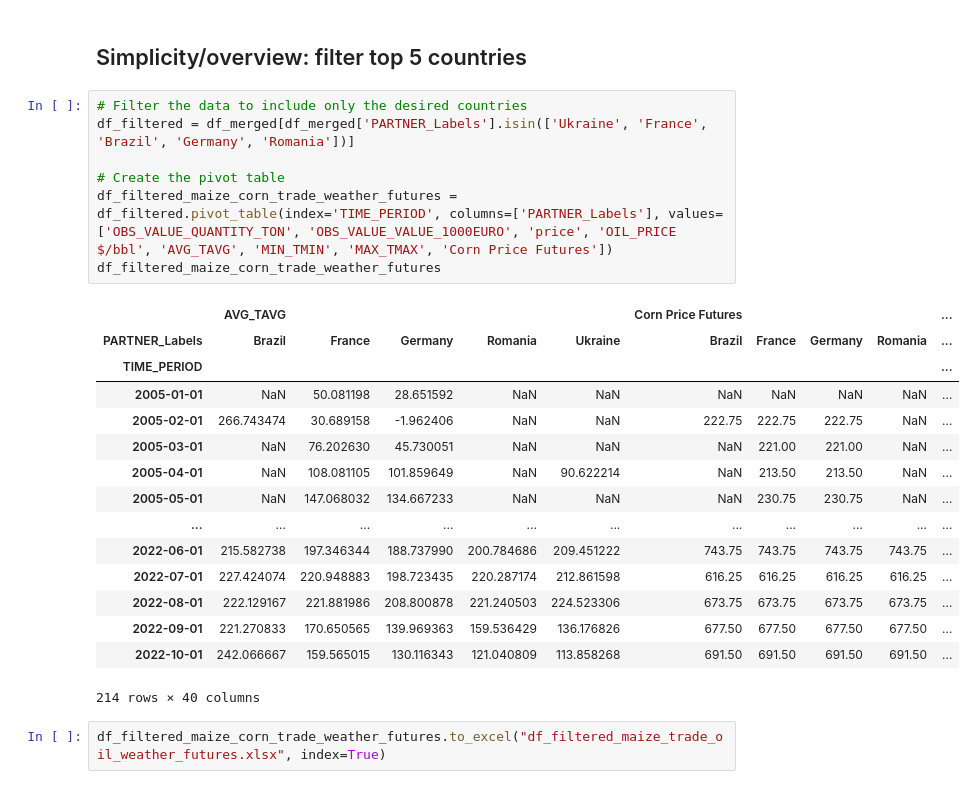
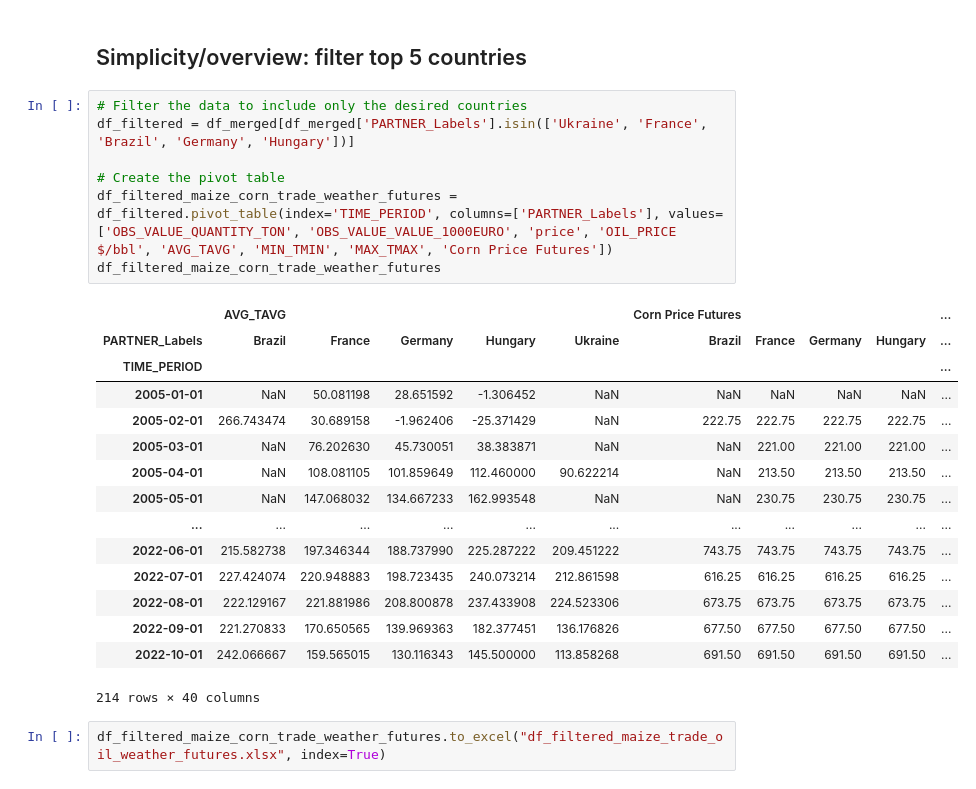
Before and after one commit to Gogonemnem/erasmus-university-rotterdam-assignments, a Jupyter notebook: code/notebooks/Bas/MAIZE - Data cleaning - full dataframe.ipynb, the cells around one changed output. Saved outputs shown, nothing was run; the diff lists cells and outputs as text.

```diff
--- a/code/notebooks/Bas/MAIZE - Data cleaning - full dataframe.ipynb
+++ b/code/notebooks/Bas/MAIZE - Data cleaning - full dataframe.ipynb
@@ -278,26 +338,26 @@ df_maize_corn_trade_weather_futures.to_excel(file_path, index=True)
 ## Simplicity/overview: filter top 5 countries
 # %%
 # Filter the data to include only the desired countries
-df_filtered = df_merged[df_merged['PARTNER_Labels'].isin(['Ukraine', 'France', 'Brazil', 'Germany', 'Romania'])]
+df_filtered = df_merged[df_merged['PARTNER_Labels'].isin(['Ukraine', 'France', 'Brazil', 'Germany', 'Hungary'])]
 
 # Create the pivot table
 df_filtered_maize_corn_trade_weather_futures = df_filtered.pivot_table(index='TIME_PERIOD', columns=['PARTNER_Labels'], values=['OBS_VALUE_QUANTITY_TON', 'OBS_VALUE_VALUE_1000EURO', 'price', 'OIL_PRICE $/bbl', 'AVG_TAVG', 'MIN_TMIN', 'MAX_TMAX', 'Corn Price Futures'])
 df_filtered_maize_corn_trade_weather_futures
 # %% [output]
 |  | AVG_TAVG |  |  |  |  | Corn Price Futures |  |  |  | ... |
-| PARTNER_Labels | Brazil | France | Germany | Romania | Ukraine | Brazil | France | Germany | Romania | ... |
+| PARTNER_Labels | Brazil | France | Germany | Hungary | Ukraine | Brazil | France | Germany | Hungary | ... |
 | TIME_PERIOD |  |  |  |  |  |  |  |  |  | ... |
-| 2005-01-01 | NaN | 50.081198 | 28.651592 | NaN | NaN | NaN | NaN | NaN | NaN | ... |
-| 2005-02-01 | 266.743474 | 30.689158 | -1.962406 | NaN | NaN | 222.75 | 222.75 | 222.75 | NaN | ... |
-| 2005-03-01 | NaN | 76.202630 | 45.730051 | NaN | NaN | NaN | 221.00 | 221.00 | NaN | ... |
-| 2005-04-01 | NaN | 108.081105 | 101.859649 | NaN | 90.622214 | NaN | 213.50 | 213.50 | NaN | ... |
-| 2005-05-01 | NaN | 147.068032 | 134.667233 | NaN | NaN | NaN | 230.75 | 230.75 | NaN | ... |
+| 2005-01-01 | NaN | 50.081198 | 28.651592 | -1.306452 | NaN | NaN | NaN | NaN | NaN | ... |
+| 2005-02-01 | 266.743474 | 30.689158 | -1.962406 | -25.371429 | NaN | 222.75 | 222.75 | 222.75 | 222.75 | ... |
+| 2005-03-01 | NaN | 76.202630 | 45.730051 | 38.383871 | NaN | NaN | 221.00 | 221.00 | 221.00 | ... |
+| 2005-04-01 | NaN | 108.081105 | 101.859649 | 112.460000 | 90.622214 | NaN | 213.50 | 213.50 | 213.50 | ... |
+| 2005-05-01 | NaN | 147.068032 | 134.667233 | 162.993548 | NaN | NaN | 230.75 | 230.75 | 230.75 | ... |
 | ... | ... | ... | ... | ... | ... | ... | ... | ... | ... | ... |
-| 2022-06-01 | 215.582738 | 197.346344 | 188.737990 | 200.784686 | 209.451222 | 743.75 | 743.75 | 743.75 | 743.75 | ... |
-| 2022-07-01 | 227.424074 | 220.948883 | 198.723435 | 220.287174 | 212.861598 | 616.25 | 616.25 | 616.25 | 616.25 | ... |
-| 2022-08-01 | 222.129167 | 221.881986 | 208.800878 | 221.240503 | 224.523306 | 673.75 | 673.75 | 673.75 | 673.75 | ... |
-| 2022-09-01 | 221.270833 | 170.650565 | 139.969363 | 159.536429 | 136.176826 | 677.50 | 677.50 | 677.50 | 677.50 | ... |
-| 2022-10-01 | 242.066667 | 159.565015 | 130.116343 | 121.040809 | 113.858268 | 691.50 | 691.50 | 691.50 | 691.50 | ... |
+| 2022-06-01 | 215.582738 | 197.346344 | 188.737990 | 225.287222 | 209.451222 | 743.75 | 743.75 | 743.75 | 743.75 | ... |
+| 2022-07-01 | 227.424074 | 220.948883 | 198.723435 | 240.073214 | 212.861598 | 616.25 | 616.25 | 616.25 | 616.25 | ... |
+| 2022-08-01 | 222.129167 | 221.881986 | 208.800878 | 237.433908 | 224.523306 | 673.75 | 673.75 | 673.75 | 673.75 | ... |
+| 2022-09-01 | 221.270833 | 170.650565 | 139.969363 | 182.377451 | 136.176826 | 677.50 | 677.50 | 677.50 | 677.50 | ... |
+| 2022-10-01 | 242.066667 | 159.565015 | 130.116343 | 145.500000 | 113.858268 | 691.50 | 691.50 | 691.50 | 691.50 | ... |
 214 rows × 40 columns
 # %%
 df_filtered_maize_corn_trade_weather_futures.to_excel("df_filtered_maize_trade_oil_weather_futures.xlsx", index=True)
```
Also changed, not shown: parts of 5 cells of this notebook.
